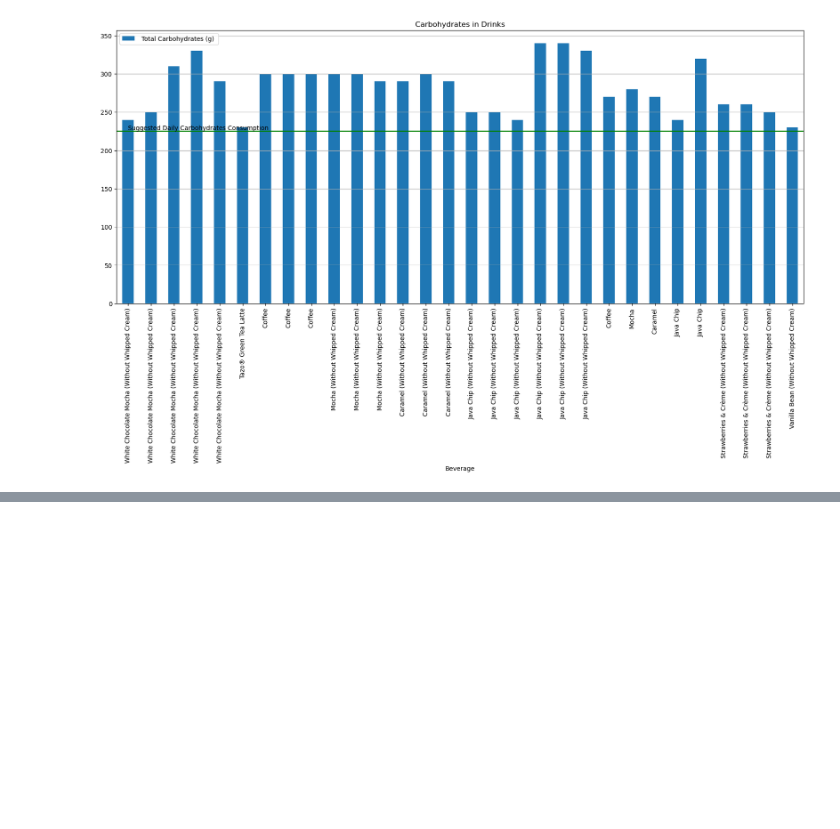
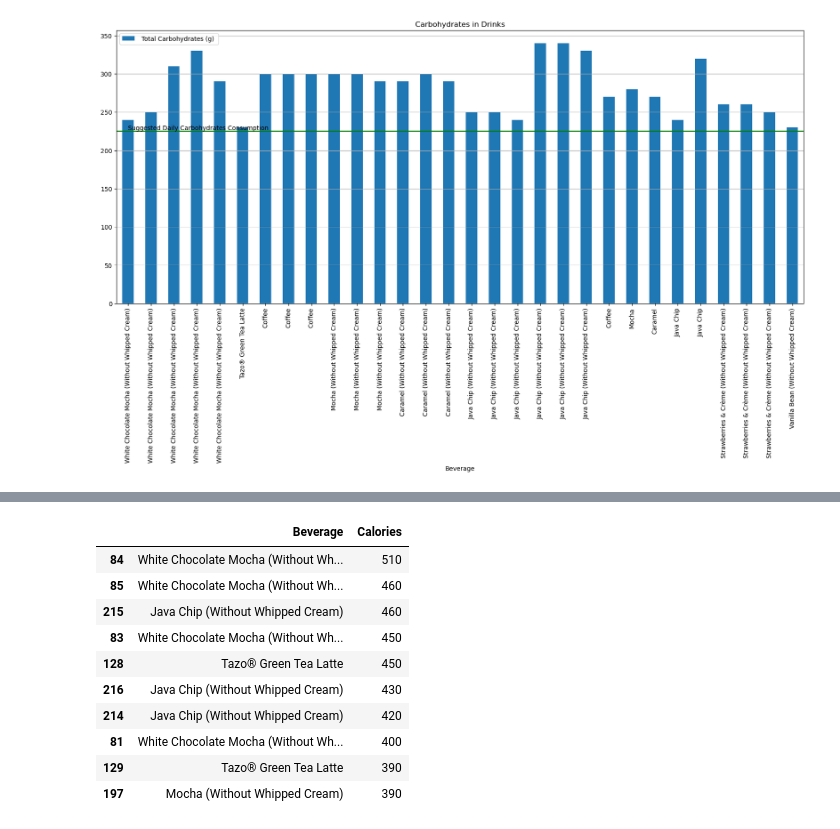
Before and after one commit to tucsonboy/springboard, a Jupyter notebook: Starbucks.ipynb, the cells around one changed output, grey strips where cells are left out. Saved outputs shown, nothing was run; the diff lists cells and outputs as text; code cells hidden in the pictures; blank space fills up the shorter version.

```diff
--- a/Starbucks.ipynb
+++ b/Starbucks.ipynb
@@ -225,0 +276,14 @@ bar_plot.text(x= 0, y=227, s='Suggested Daily Carbohydrates Consumption');
+# %%
+suzy.nlargest(10, 'Calories')
+# %% [output]
+|  | Beverage | Calories |
+| 84 | White Chocolate Mocha (Without Wh... | 510 |
+| 85 | White Chocolate Mocha (Without Wh... | 460 |
+| 215 | Java Chip (Without Whipped Cream) | 460 |
+| 83 | White Chocolate Mocha (Without Wh... | 450 |
+| 128 | Tazo® Green Tea Latte | 450 |
+| 216 | Java Chip (Without Whipped Cream) | 430 |
+| 214 | Java Chip (Without Whipped Cream) | 420 |
+| 81 | White Chocolate Mocha (Without Wh... | 400 |
+| 129 | Tazo® Green Tea Latte | 390 |
+| 197 | Mocha (Without Whipped Cream) | 390 |
```
Also changed, not shown: parts of 4 cells of this notebook.
